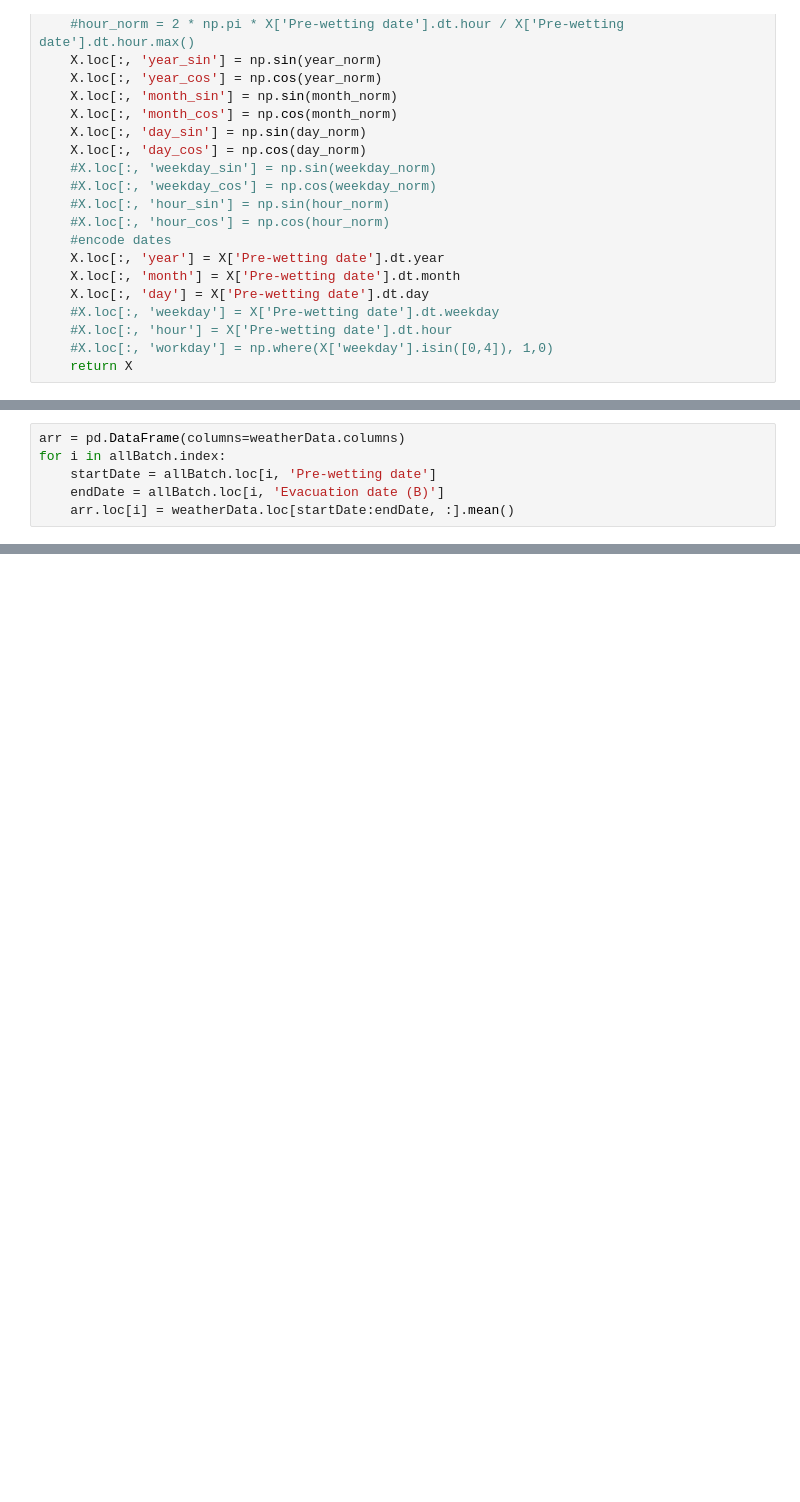
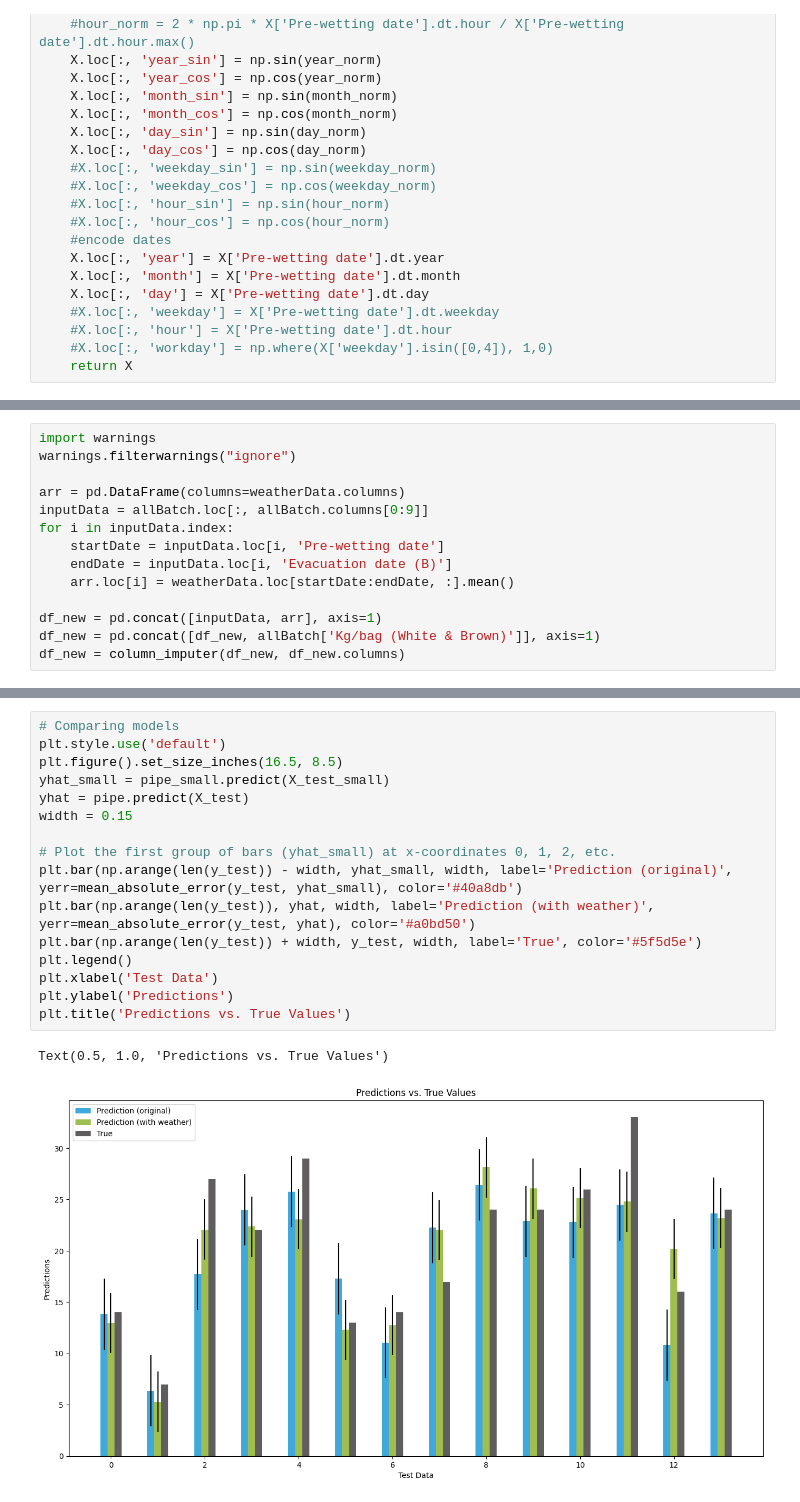
Before and after one commit to acktan/farms, a Jupyter notebook: initAnalysis.ipynb, the cells around one changed output, grey strips where cells are left out. Drawn from its saved outputs; the diff is of its cells as text; blank space fills up the shorter version.

```diff
--- a/initAnalysis.ipynb
+++ b/initAnalysis.ipynb
@@ -165,6 +157,14 @@ arr[0] = (weatherData.loc['2021-01-02':'2021-01-06', :].mean()).T
 # %%
+import warnings
+warnings.filterwarnings("ignore")
+
 arr = pd.DataFrame(columns=weatherData.columns)
-for i in allBatch.index:
-    startDate = allBatch.loc[i, 'Pre-wetting date']
-    endDate = allBatch.loc[i, 'Evacuation date (B)']
+inputData = allBatch.loc[:, allBatch.columns[0:9]]
+for i in inputData.index:
+    startDate = inputData.loc[i, 'Pre-wetting date']
+    endDate = inputData.loc[i, 'Evacuation date (B)']
     arr.loc[i] = weatherData.loc[startDate:endDate, :].mean()
+
+df_new = pd.concat([inputData, arr], axis=1)
+df_new = pd.concat([df_new, allBatch['Kg/bag (White & Brown)']], axis=1)
+df_new = column_imputer(df_new, df_new.columns)
@@ -188,0 +246,19 @@ df_new
+# %%
+# Comparing models
+plt.style.use('default')
+plt.figure().set_size_inches(16.5, 8.5)
+yhat_small = pipe_small.predict(X_test_small)
+yhat = pipe.predict(X_test)
+width = 0.15
+
+# Plot the first group of bars (yhat_small) at x-coordinates 0, 1, 2, etc.
+plt.bar(np.arange(len(y_test)) - width, yhat_small, width, label='Prediction (original)', yerr=mean_absolute_error(y_test, yhat_small), color='#40a8db')
+plt.bar(np.arange(len(y_test)), yhat, width, label='Prediction (with weather)', yerr=mean_absolute_error(y_test, yhat), color='#a0bd50')
+plt.bar(np.arange(len(y_test)) + width, y_test, width, label='True', color='#5f5d5e')
+plt.legend()
+plt.xlabel('Test Data')
+plt.ylabel('Predictions')
+plt.title('Predictions vs. True Values')
+# %% [output]
+Text(0.5, 1.0, 'Predictions vs. True Values')
+[figure, added]
```
Also changed, not shown: parts of 13 cells of this notebook.
